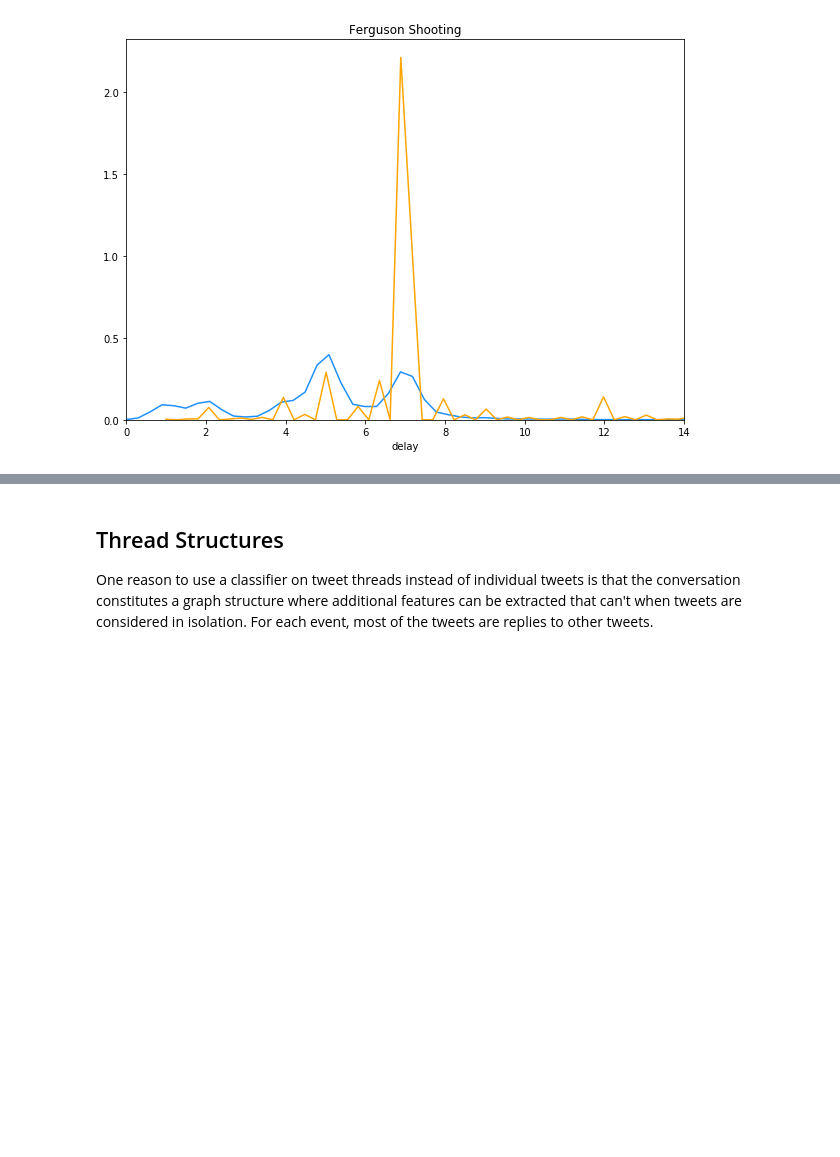
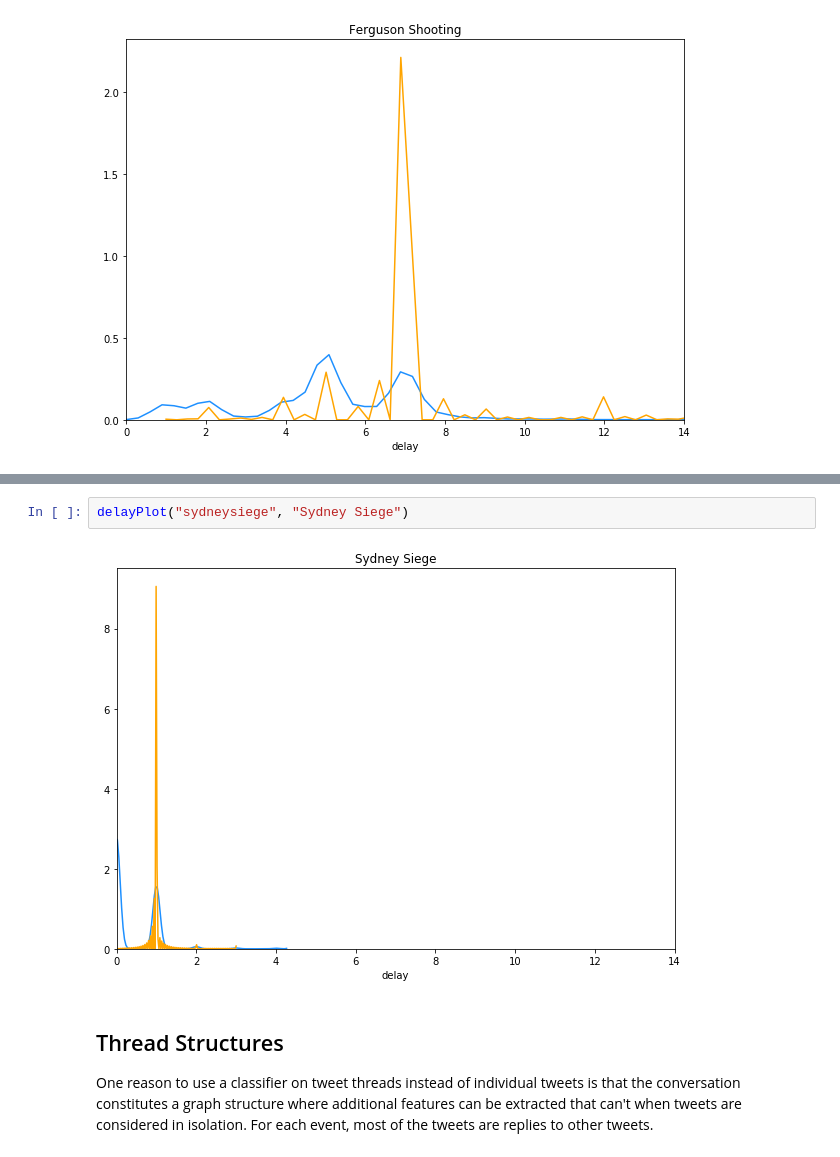
Before and after one commit to steve-kasica/pheme-rnr-knowledge-discovery, a Jupyter notebook: exploratory_data_analysis.ipynb, the cells around one changed output, grey strips where cells are left out. Cells and saved outputs as stored; diff of their text form; blank space fills up the shorter version.

```diff
--- a/exploratory_data_analysis.ipynb
+++ b/exploratory_data_analysis.ipynb
@@ -155,3 +163,7 @@ delayPlot("ferguson", "Ferguson Shooting")
+# %%
+delayPlot("sydneysiege", "Sydney Siege")
+# %% [output]
+[figure, added]
 # %% [markdown]
 ## Thread Structures
 
```
Also changed, not shown: parts of 10 cells of this notebook, 1 other file.
